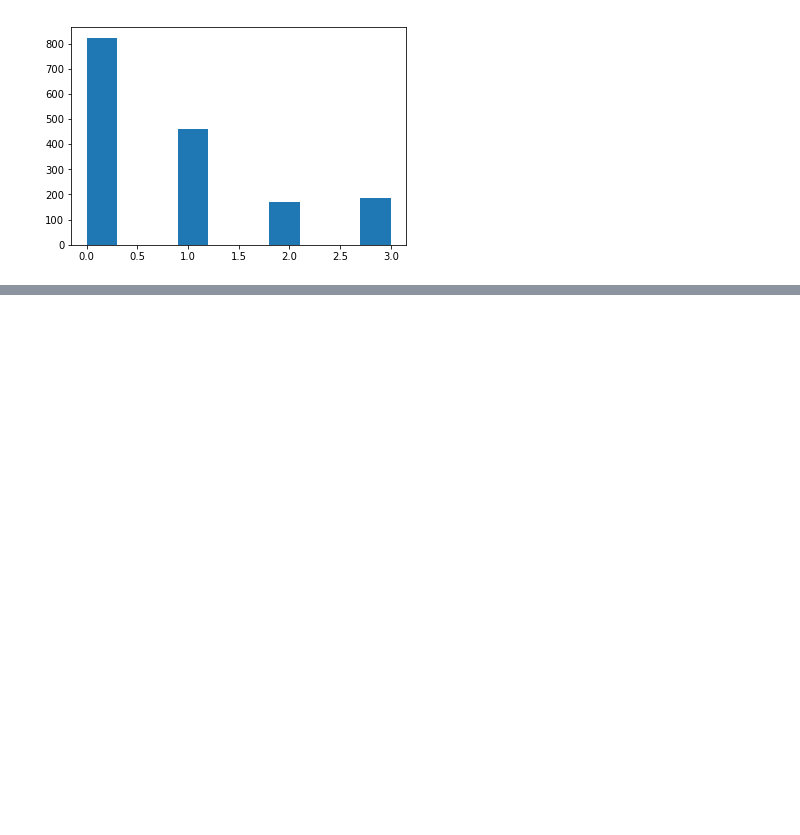
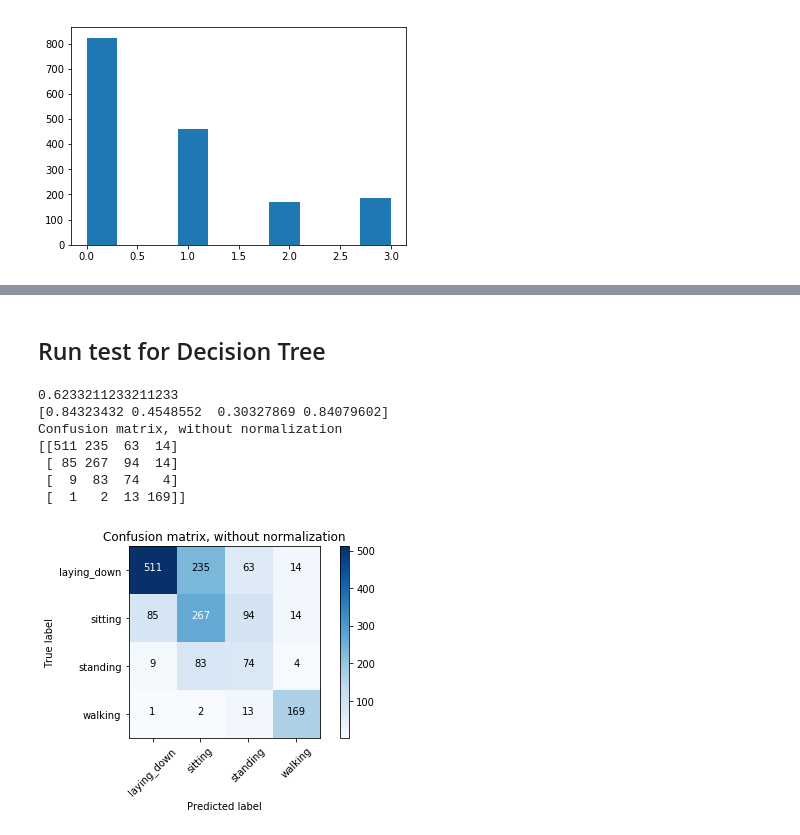
Before and after one commit to TSatyaVasanthReddy/Activity_Monitoring, a Jupyter notebook: Health_analytics_project1.ipynb, the cells around one changed output, grey strips where cells are left out. Drawn from its saved outputs; the diff is of its cells as text; code cells hidden in the pictures; blank space fills up the shorter version.

```diff
--- a/Health_analytics_project1.ipynb
+++ b/Health_analytics_project1.ipynb
@@ -768,0 +829,23 @@ labels = np.asarray(labels)
+# %%
+train = True
+test = True
+
+test_dir = 'test3'
+train_dir = 'data_3_8_2018'
+
+
+if train:
+    print("\nComputing train features")
+    features = []
+    labels = []
+    features, labels = compute_lstm_accelerometer_features(train_dir, features, labels, trim_num_seconds=10, acc_freq=4, window_num_seconds=4, window_step=2, jump_window=True, ignore_pickle=False)
+
+if test:
+    print("\nComputing test features")
+    test_features = []
+    test_labels = []
+    test_features, test_labels = compute_lstm_accelerometer_features(test_dir, test_features, test_labels, trim_num_seconds=10, acc_freq=4, window_num_seconds=4, window_step=2, jump_window=True, ignore_pickle=True)
+
+print("\n\nShapes of train and test features:")
+print(features.shape)
+print(test_features.shape)
@@ -1382,0 +1424,15 @@ array(['laying_down', 'sitting', 'standing', 'walking'], dtype='|S11')
+# %% [markdown]
+## Run test for Decision Tree
+# %%
+args = [25, 'gini']
+
+fit_model_and_run_test('DecisionTreeClassifier', args, features, labels, test_features, test_labels)
+# %% [output]
+0.6233211233211233
+[0.84323432 0.4548552  0.30327869 0.84079602]
+Confusion matrix, without normalization
+[[511 235  63  14]
+ [ 85 267  94  14]
+ [  9  83  74   4]
+ [  1   2  13 169]]
+[figure, added]
```
Also changed, not shown: parts of 54 cells of this notebook.
